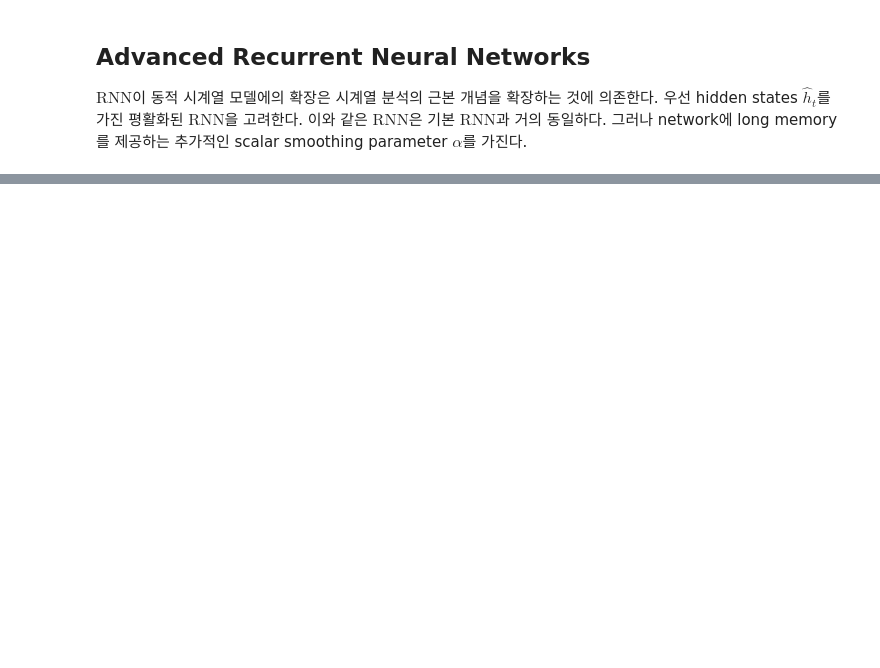
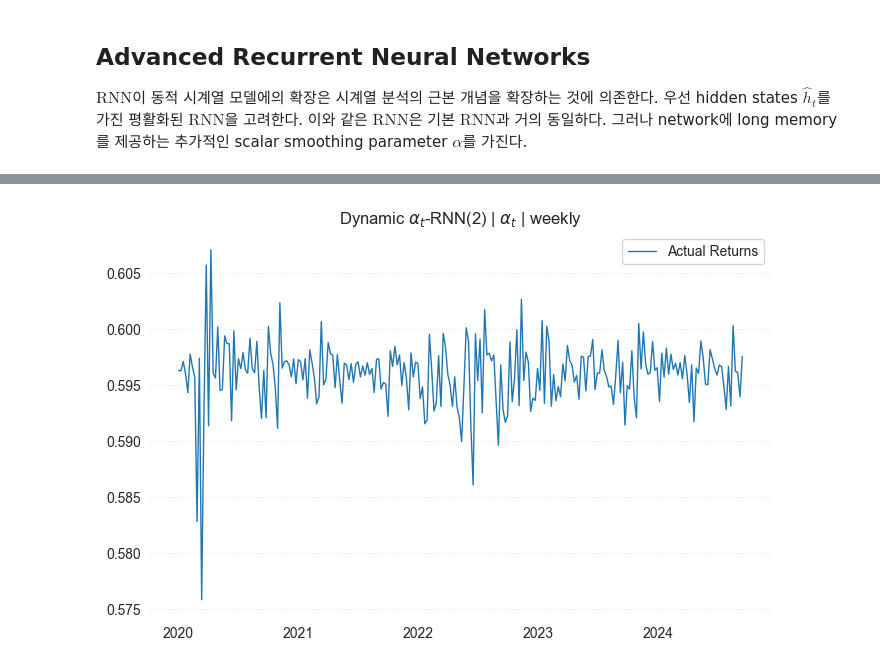
Before and after one commit to QuantifiSogang/2024-02SeniorMLFinance, a Jupyter notebook: Notes/Week03AdvancedVectorProcess/04AdvancedRNN.ipynb, the cells around one changed output, grey strips where cells are left out. Saved outputs shown, nothing was run; the diff lists cells and outputs as text; code cells hidden in the pictures; blank space fills up the shorter version.

```diff
--- a/Notes/Week03AdvancedVectorProcess/04AdvancedRNN.ipynb
+++ b/Notes/Week03AdvancedVectorProcess/04AdvancedRNN.ipynb
@@ -37,2 +367,19 @@ $$\tilde{y}_{t+1} = \tilde{y}_t + \alpha_t(y_t - \tilde{y}_t)$$
+# %%
+fig, ax = plt.subplots(figsize = (8, 5))
+plt.plot(
+    y_test.index,
+    alphas[:, -1, :].mean(dim=1).squeeze().numpy(),
+    label = 'Actual Returns',
+    lw = 1
+)
+for spine in ax.spines.values():
+    spine.set_visible(False)
+ax.grid(False)
+ax.yaxis.grid(True, ls = ':', alpha = 0.5)
+plt.legend()
+plt.title(r'Dynamic $\alpha_t$-RNN(2) | $\alpha_t$ | weekly')
+plt.show()
+# %% [output]
+[figure, added]
 # %% [markdown]
 ### 3. Gated Recurrent Unit
```
Also changed, not shown: parts of 34 cells of this notebook.
